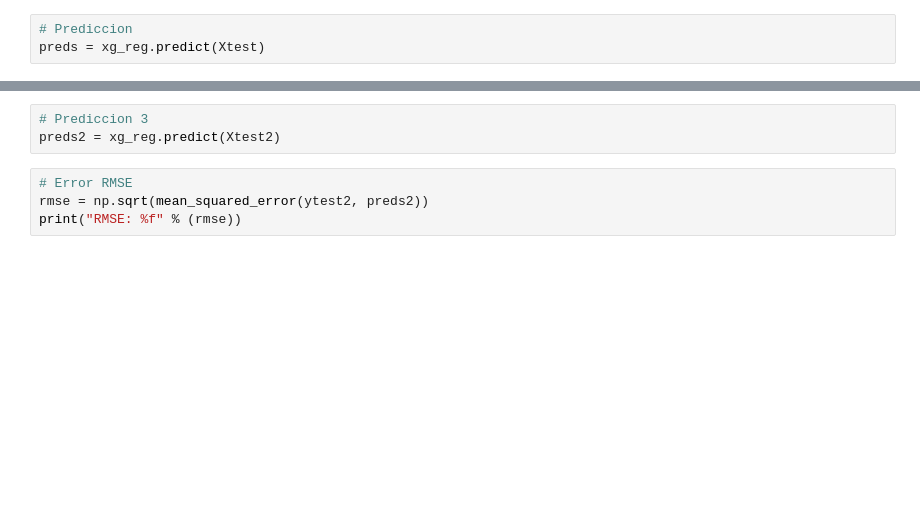
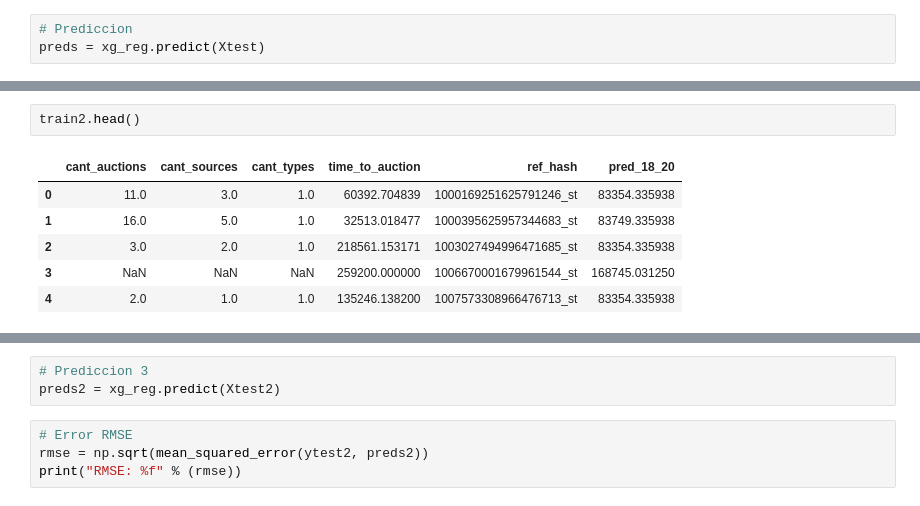
Before and after one commit to GastonMontes/75.06-Datos-Grupo22-TP1, a Jupyter notebook: tp2/preds_como_feature/XGBoost_Installs.ipynb, the cells around one changed output, grey strips where cells are left out. Saved outputs shown, nothing was run; the diff lists cells and outputs as text; blank space fills up the shorter version.

```diff
--- a/tp2/preds_como_feature/XGBoost_Installs.ipynb
+++ b/tp2/preds_como_feature/XGBoost_Installs.ipynb
@@ -98,4 +97,13 @@ df_predicciones
 4037 rows × 3 columns
+# %%
+train2.head()
+# %% [output]
+|  | cant_auctions | cant_sources | cant_types | time_to_auction | ref_hash | pred_18_20 |
+| 0 | 11.0 | 3.0 | 1.0 | 60392.704839 | 1000169251625791246_st | 83354.335938 |
+| 1 | 16.0 | 5.0 | 1.0 | 32513.018477 | 1000395625957344683_st | 83749.335938 |
+| 2 | 3.0 | 2.0 | 1.0 | 218561.153171 | 1003027494996471685_st | 83354.335938 |
+| 3 | NaN | NaN | NaN | 259200.000000 | 1006670001679961544_st | 168745.031250 |
+| 4 | 2.0 | 1.0 | 1.0 | 135246.138200 | 1007573308966476713_st | 83354.335938 |
 # %%
 train2['ref_hash'] = ref_hashes
 train2['pred_18_20'] = preds
```
Also changed, not shown: parts of 18 cells of this notebook, 5 other files.
